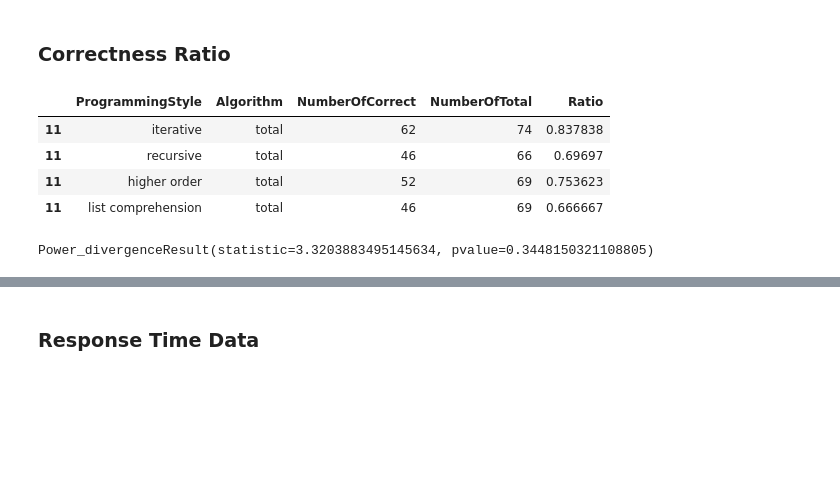
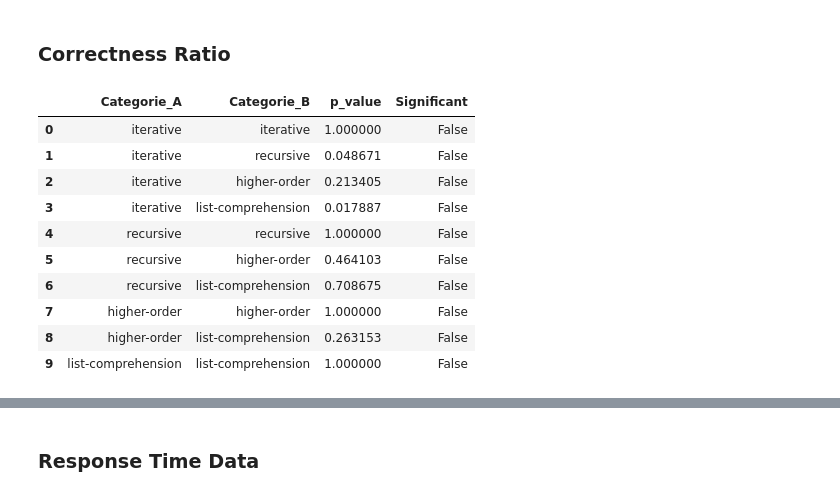
Before and after one commit to Sonaion/bachelor-arbeit, a Jupyter notebook: DataEvaluation/RQ01_01_Behavioral.ipynb, the cells around one changed output, grey strips where cells are left out. Drawn from its saved outputs; the diff is of its cells as text; code cells hidden in the pictures; blank space fills up the shorter version.

Commit message:
updated stats

```diff
--- a/DataEvaluation/RQ01_01_Behavioral.ipynb
+++ b/DataEvaluation/RQ01_01_Behavioral.ipynb
@@ -184,14 +219,19 @@ plt.show()
 # %% [markdown]
 ### Correctness Ratio
-# %%
-# apply chi square test to see if there is a significant difference between programming styles
-display(df_correctness_ratio[df_correctness_ratio["Algorithm"]=="total"])
-df_correctness_ratio[df_correctness_ratio["Algorithm"]=="total"].to_excel("./tmp.xlsx")
-stats.chisquare(df_correctness_ratio[df_correctness_ratio["Algorithm"]=="total"]["NumberOfCorrect"])
-# %% [output]
-|  | ProgrammingStyle | Algorithm | NumberOfCorrect | NumberOfTotal | Ratio |
-| 11 | iterative | total | 62 | 74 | 0.837838 |
-| 11 | recursive | total | 46 | 66 | 0.69697 |
-| 11 | higher order | total | 52 | 69 | 0.753623 |
-| 11 | list comprehension | total | 46 | 69 | 0.666667 |
-Power_divergenceResult(statistic=3.3203883495145634, pvalue=0.3448150321108805)
+# %%
+df_tmp = df[["ProgrammingStyle", "Correctness"]].copy()
+df_tmp["Correctness"] = df_tmp["Correctness"].apply(lambda x: 1.0 if x else 0.0)
+df_result_p = util_stats.mannwhitneyu_for_df(df_tmp, "ProgrammingStyle", "Correctness")
+df_result_p
+# %% [output]
+|  | Categorie_A | Categorie_B | p_value | Significant |
+| 0 | iterative | iterative | 1.000000 | False |
+| 1 | iterative | recursive | 0.048671 | False |
+| 2 | iterative | higher-order | 0.213405 | False |
+| 3 | iterative | list-comprehension | 0.017887 | False |
+| 4 | recursive | recursive | 1.000000 | False |
+| 5 | recursive | higher-order | 0.464103 | False |
+| 6 | recursive | list-comprehension | 0.708675 | False |
+| 7 | higher-order | higher-order | 1.000000 | False |
+| 8 | higher-order | list-comprehension | 0.263153 | False |
+| 9 | list-comprehension | list-comprehension | 1.000000 | False |
```
Also changed, not shown: parts of 33 cells of this notebook, 3 other files.
